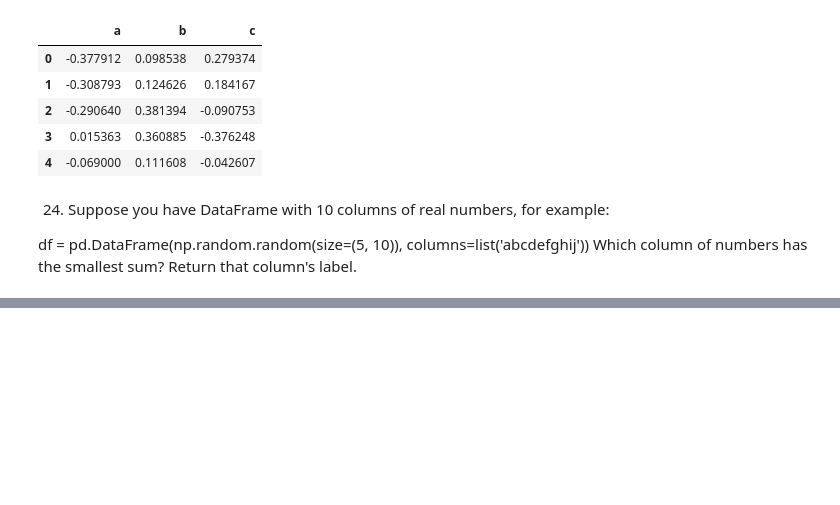
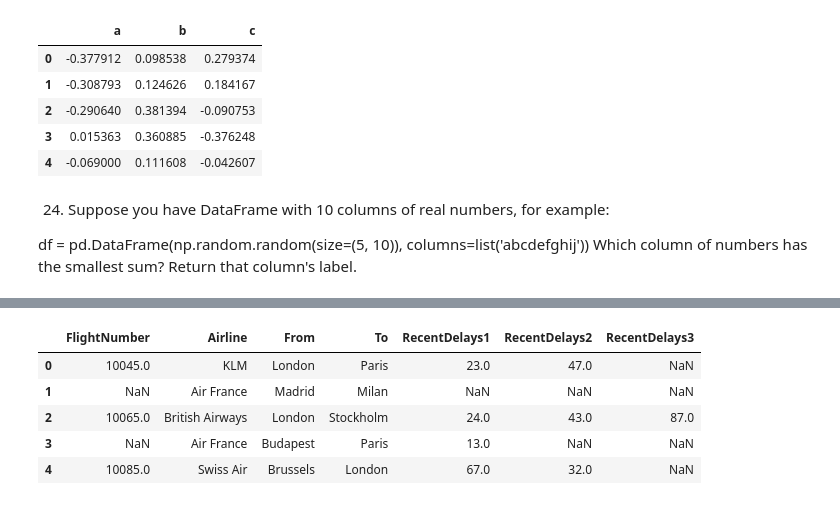
Before and after one commit to utkarxhh/Numpy_exercises, a Jupyter notebook: pandaquestions.ipynb, the cells around one changed output, grey strips where cells are left out. Saved outputs shown, nothing was run; the diff lists cells and outputs as text; code cells hidden in the pictures; blank space fills up the shorter version.

```diff
--- a/pandaquestions.ipynb
+++ b/pandaquestions.ipynb
@@ -361,0 +493,4 @@ dtype: float64
+# %%
+temp = df.From_To.str.split('_', expand=True)
+temp.columns = ['From', 'To']
+temp
@@ -361,0 +506,4 @@ dtype: float64
+# %%
+temp['From']=temp['From'].str.capitalize()
+temp['To']=temp['To'].str.capitalize()
+temp
@@ -361,0 +520,5 @@ dtype: float64
+# %%
+
+df = df.drop('From_To', axis=1)
+df = df.join(temp)
+df
@@ -361,0 +535,3 @@ dtype: float64
+# %%
+df['Airline']=df['Airline'].str.replace('[(,),!,<,>,1,2,",.]', '')
+df
@@ -361,0 +550,11 @@ dtype: float64
+# %%
+d2 = (pd.DataFrame(df.pop('RecentDelays').values.tolist(), index=df.index).rename(columns = lambda x: 'RecentDelays{}'.format(x+1)))
+df = df.join(d2)
+df
+# %% [output]
+|  | FlightNumber | Airline | From | To | RecentDelays1 | RecentDelays2 | RecentDelays3 |
+| 0 | 10045.0 | KLM | London | Paris | 23.0 | 47.0 | NaN |
+| 1 | NaN | Air France | Madrid | Milan | NaN | NaN | NaN |
+| 2 | 10065.0 | British Airways | London | Stockholm | 24.0 | 43.0 | 87.0 |
+| 3 | NaN | Air France | Budapest | Paris | 13.0 | NaN | NaN |
+| 4 | 10085.0 | Swiss Air | Brussels | London | 67.0 | 32.0 | NaN |
```
Also changed, not shown: parts of 20 cells of this notebook.
